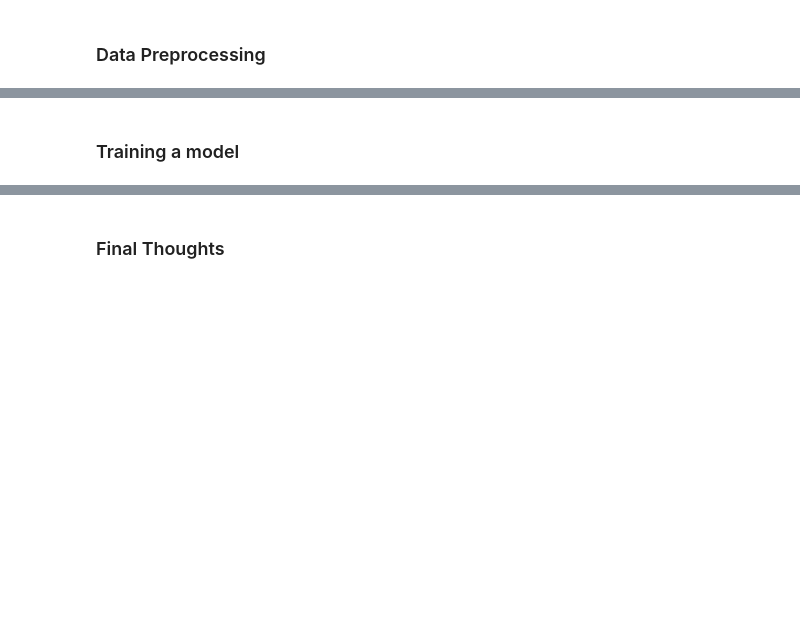
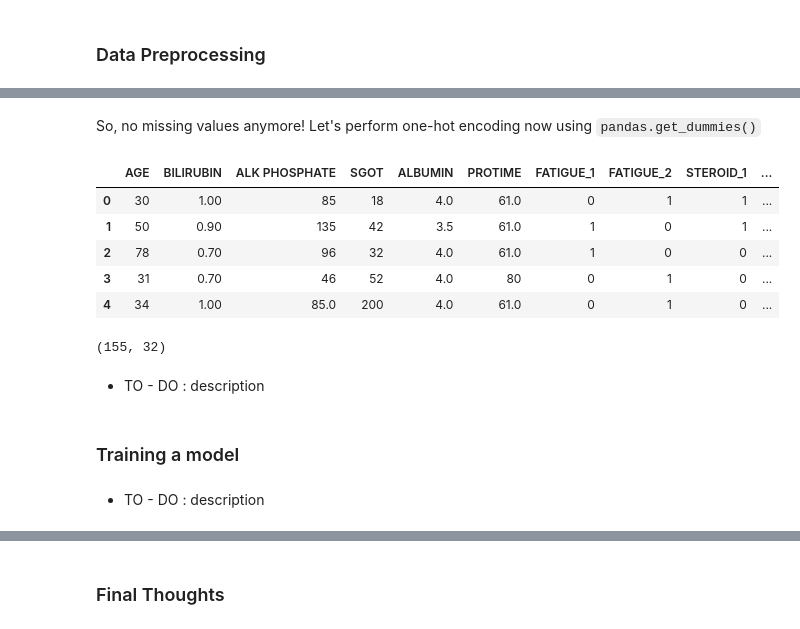
Before and after one commit to PacktPublishing/Applied-Machine-Learning-Explainability-Techniques, a Jupyter notebook: Chapter09/ELI5_example.ipynb, the cells around one changed output, grey strips where cells are left out. Saved outputs shown, nothing was run; the diff lists cells and outputs as text; code cells hidden in the pictures; blank space fills up the shorter version.

```diff
--- a/Chapter09/ELI5_example.ipynb
+++ b/Chapter09/ELI5_example.ipynb
@@ -159,3 +170,24 @@ Name: AnnualIncome, dtype: int64
+# %% [markdown]
+So, no missing values anymore! Let's perform one-hot encoding now using `pandas.get_dummies()`
+# %%
+# One-Hot Encoding
+encoded = pd.get_dummies(features, columns=categorical_features)
+encoded.head()
+# %% [output]
+|  | AGE | BILIRUBIN | ALK PHOSPHATE | SGOT | ALBUMIN | PROTIME | FATIGUE_1 | FATIGUE_2 | STEROID_1 | ... |
+| 0 | 30 | 1.00 | 85 | 18 | 4.0 | 61.0 | 0 | 1 | 1 | ... |
+| 1 | 50 | 0.90 | 135 | 42 | 3.5 | 61.0 | 1 | 0 | 1 | ... |
+| 2 | 78 | 0.70 | 96 | 32 | 4.0 | 61.0 | 1 | 0 | 0 | ... |
+| 3 | 31 | 0.70 | 46 | 52 | 4.0 | 80 | 0 | 1 | 0 | ... |
+| 4 | 34 | 1.00 | 85.0 | 200 | 4.0 | 61.0 | 0 | 1 | 0 | ... |
+# %%
+encoded.shape
+# %% [output]
+(155, 32)
+# %% [markdown]
+ - TO - DO : description
 # %% [markdown]
 ### Training a model
+# %% [markdown]
+- TO - DO : description
 # %%
```
Also changed, not shown: parts of 26 cells of this notebook.
